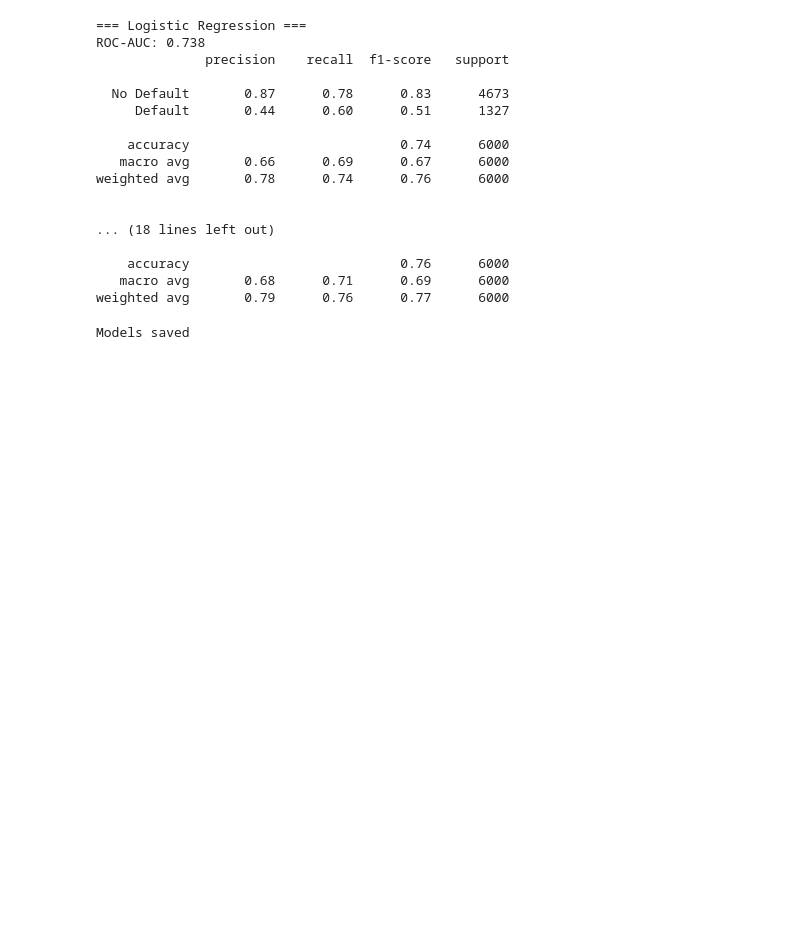
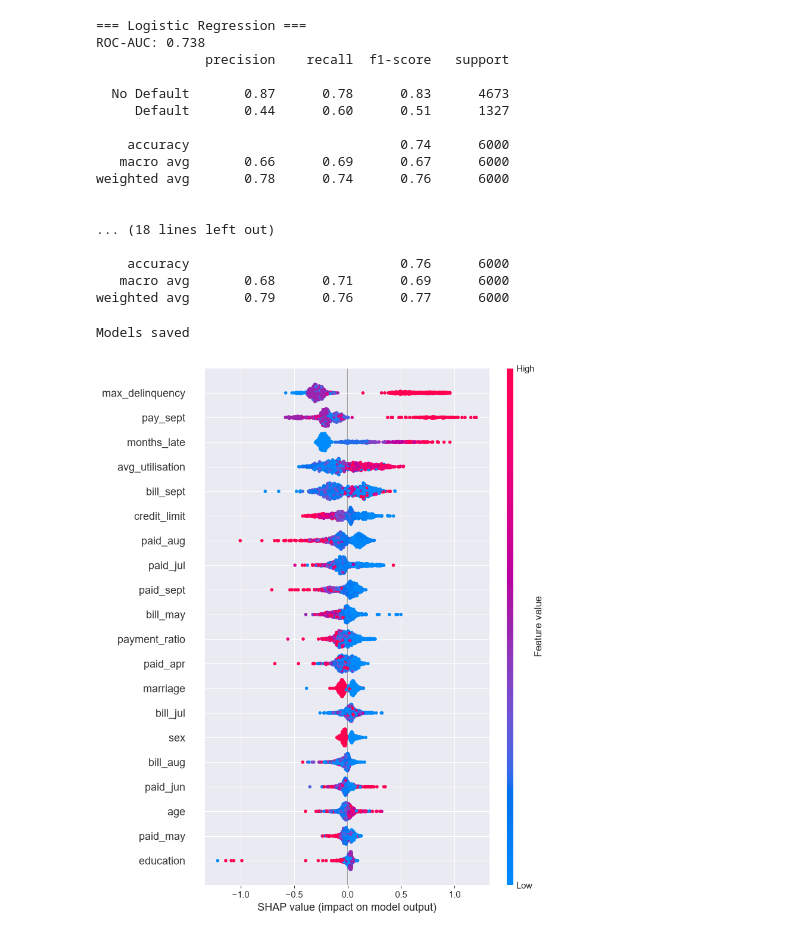
Before and after one commit to Abdullahnasirr/credit-default-risk-analytics, a Jupyter notebook: notebooks/02_ml_model.ipynb, the cells around one changed output. Drawn from its saved outputs; the diff is of its cells as text; code cells hidden in the pictures; blank space fills up the shorter version.

```diff
--- a/notebooks/02_ml_model.ipynb
+++ b/notebooks/02_ml_model.ipynb
@@ -140,3 +140,20 @@ with open('../models/rf_credit_model.pkl', 'wb') as f:
 print("Models saved")
 # %% [output]
 Models saved
+# %%
+import shap
+
+# Build explainer on the tree model
+explainer = shap.TreeExplainer(xgb)
+
+# Use a sample for speed
+X_sample = X_test.sample(1000, random_state=42)
+shap_values = explainer.shap_values(X_sample)
+
+# Global summary
+shap.summary_plot(shap_values, X_sample, show=False)
+plt.tight_layout()
+plt.savefig('../dashboard/shap_summary.png', dpi=150, bbox_inches='tight')
+plt.show()
+# %% [output]
+[figure, added]
```
Also changed, not shown: parts of 4 cells of this notebook, 2 other files.
